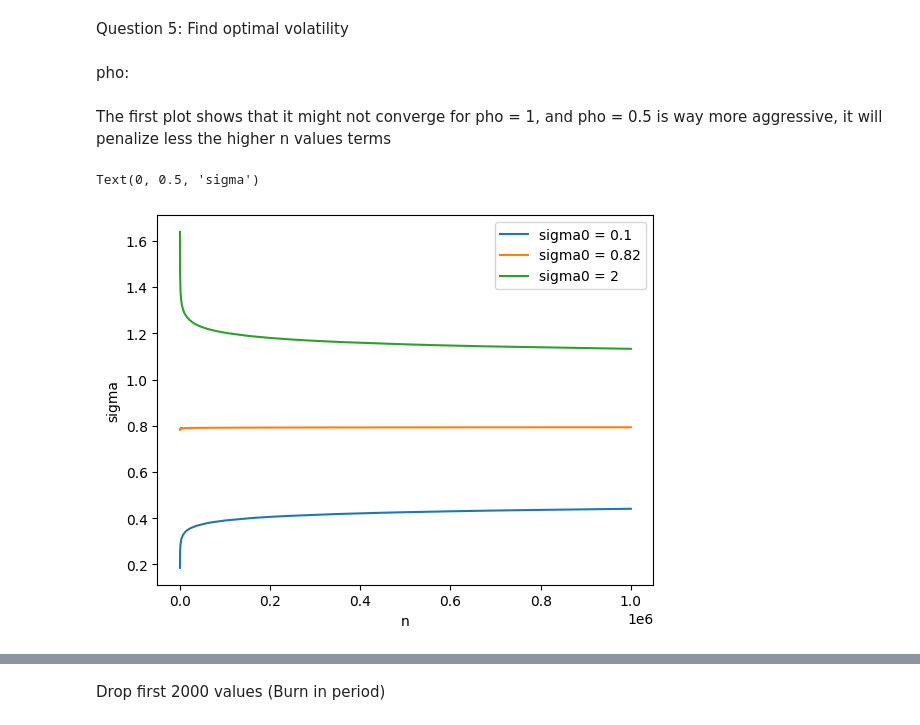
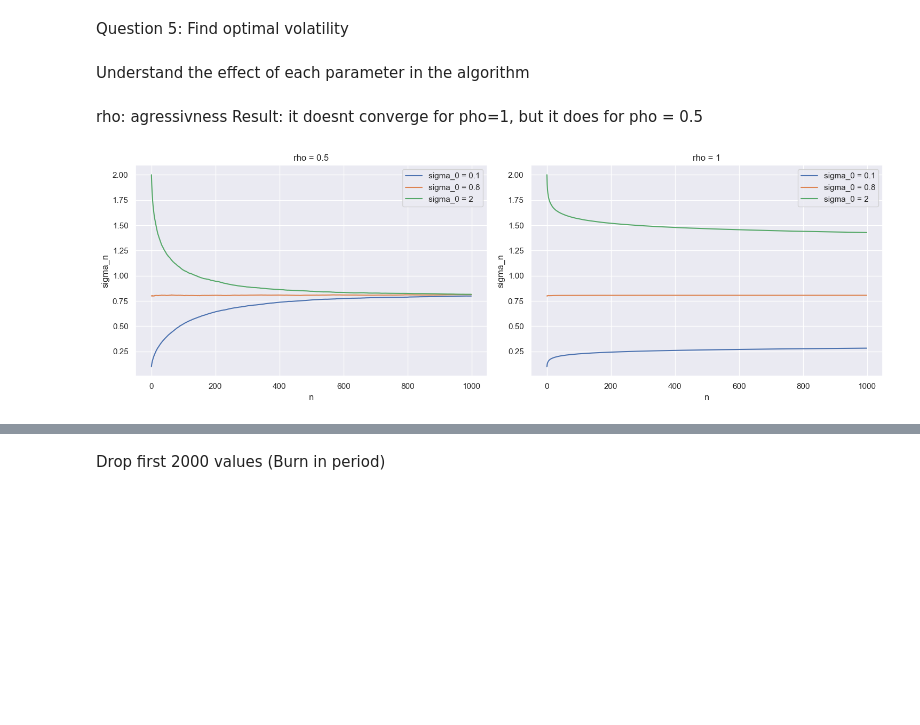
Before and after one commit to Drykx/Monte-Carlo-Project, a Jupyter notebook: Raport.ipynb, the cells around one changed output, grey strips where cells are left out. Cells and saved outputs as stored; diff of their text form; code cells hidden in the pictures; blank space fills up the shorter version.

Commit message:
First cleaning

```diff
--- a/Raport.ipynb
+++ b/Raport.ipynb
@@ -101,21 +129,3 @@ print(f" This is a pretty good approximation since with this sigma_opt we obtain
 Question 2: RM algorithm to obtain the volatility
 # %% [markdown]
 Apply RM Algorithm to find the implied volality. Estimation of the Mean Squared Error (MSE).
-# %%
-n = 10000
-iterations = 100
-K, S0, r, T, I_market = 120, 100, 0.05, 0.2, 22
-for rho in [0.8,1]:
-    plt.figure()
-    plt.title('rho=' + str(rho))
-    for N in [1,10,100]:
-        # Estimate expectation of MSE
-        all_sigma_estim = np.empty((iterations,), dtype=np.ndarray)
-        for i in range(iterations):
-            all_sigma_estim[i] = RM_European(n, N, rho, K, S0, T, r, I_market)
-        MSE = np.mean((all_sigma_estim - sigma_opt)**2, axis=0)
-
-        plt.plot(np.arange(21, n+1), MSE[20:], label='N = ' + str(N))
-    plt.legend()
-    plt.xlabel('n')
-    plt.ylabel('MSE')
@@ -172,23 +277,32 @@ def RM_Asian(n, N, rho, K, S0, T, r, I_market, m, sigma_0=1):
 # %% [markdown]
 Question 5: Find optimal volatility
-# %% [markdown]
-pho:
-# %% [markdown]
-The first plot shows that it might not converge for pho = 1, and pho = 0.5 is way more aggressive, it will penalize less the higher n values terms
+# %% [markdown]
+Understand the effect of each parameter in the algorithm
+# %% [markdown]
+rho: agressivness
+Result: it doesnt converge for pho=1, but it does for pho = 0.5
 # %%
-n = 1000000
-N = 100
+n = 1000
+N,m = 1000,50
 K, S0, r, T, I_market = 120, 100, 0.05, 0.2, 22
-sigma0 = [0.1,0.82,2]
+sigma0_values = [0.1,0.8,2]
 
-# Take off the first 20 values
-for i in range(len(sigma0)):
-    sigmas = RM_Asian(n, N, rho=1, K=K, S0=S0, T=T, r=r, I_market=I_market, m=30,sigma_0=sigma0[i])
-    plt.plot(range(21,n+1), sigmas[20:], label='sigma0 = ' + str(sigma0[i]))
+rho_values =[0.5,1]
 
-plt.legend()
-plt.xlabel('n')
-plt.ylabel('sigma')
+# Create a subplot for different rho values
+fig, axes = plt.subplots(1,len(rho_values), figsize=(15, 5))
+
+for j, rho in enumerate(rho_values):
+    axes[j].set_title(f'rho = {rho}')
+    for i, sigma_0 in enumerate(sigma0_values):
+        sigmas = RM_Asian(n, N, rho=rho, K=K, S0=S0, T=T, r=r, I_market=I_market, m= m, sigma_0=sigma_0)
+        axes[j].plot(range(n), sigmas, label=f'sigma_0 = {sigma_0}')
+
+    axes[j].legend()
+    axes[j].set_xlabel('n')
+    axes[j].set_ylabel('sigma_n')
+
+plt.tight_layout()
+plt.show()
 # %% [output]
-Text(0, 0.5, 'sigma')
-[figure, old version]
+[figure, new version]
```
Also changed, not shown: parts of 37 cells of this notebook.
